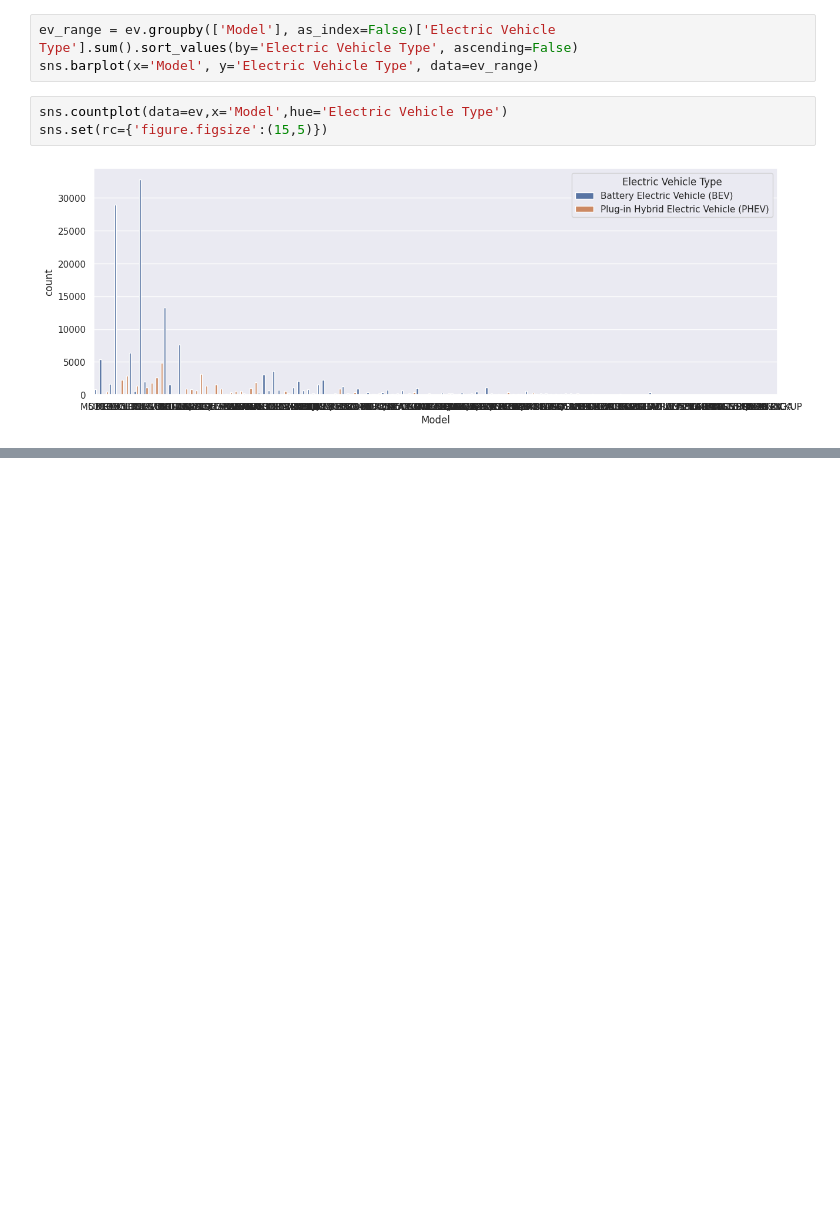
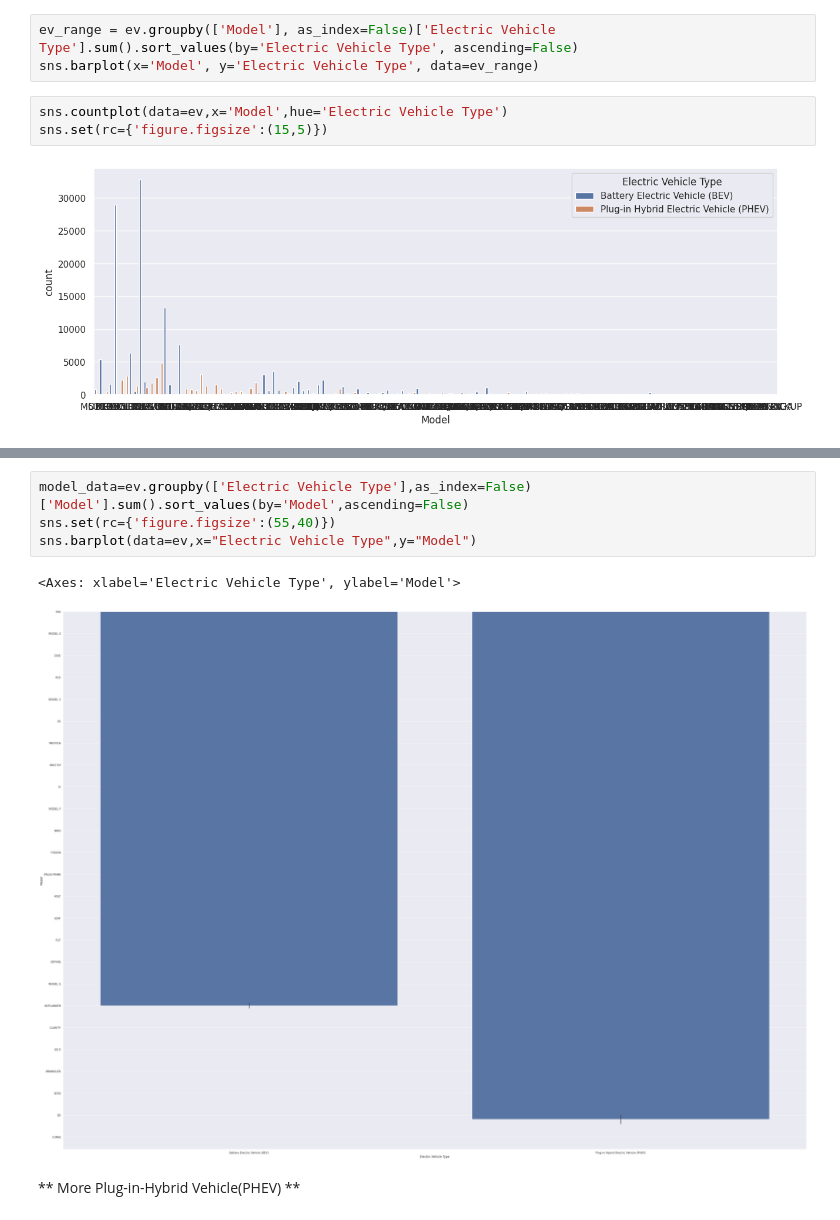
Before and after one commit to QuantamDev/Matplotlib, a Jupyter notebook: EV_Data_analysis.ipynb, the cells around one changed output, grey strips where cells are left out. Cells and saved outputs as stored; diff of their text form; blank space fills up the shorter version.

```diff
--- a/EV_Data_analysis.ipynb
+++ b/EV_Data_analysis.ipynb
@@ -227,0 +266,9 @@ sns.set(rc={'figure.figsize':(15,5)})
+# %%
+model_data=ev.groupby(['Electric Vehicle Type'],as_index=False)['Model'].sum().sort_values(by='Model',ascending=False)
+sns.set(rc={'figure.figsize':(55,40)})
+sns.barplot(data=ev,x="Electric Vehicle Type",y="Model")
+# %% [output]
+<Axes: xlabel='Electric Vehicle Type', ylabel='Model'>
+[figure, added]
+# %% [markdown]
+** More Plug-in-Hybrid Vehicle(PHEV) **
```
Also changed, not shown: parts of 9 cells of this notebook.
